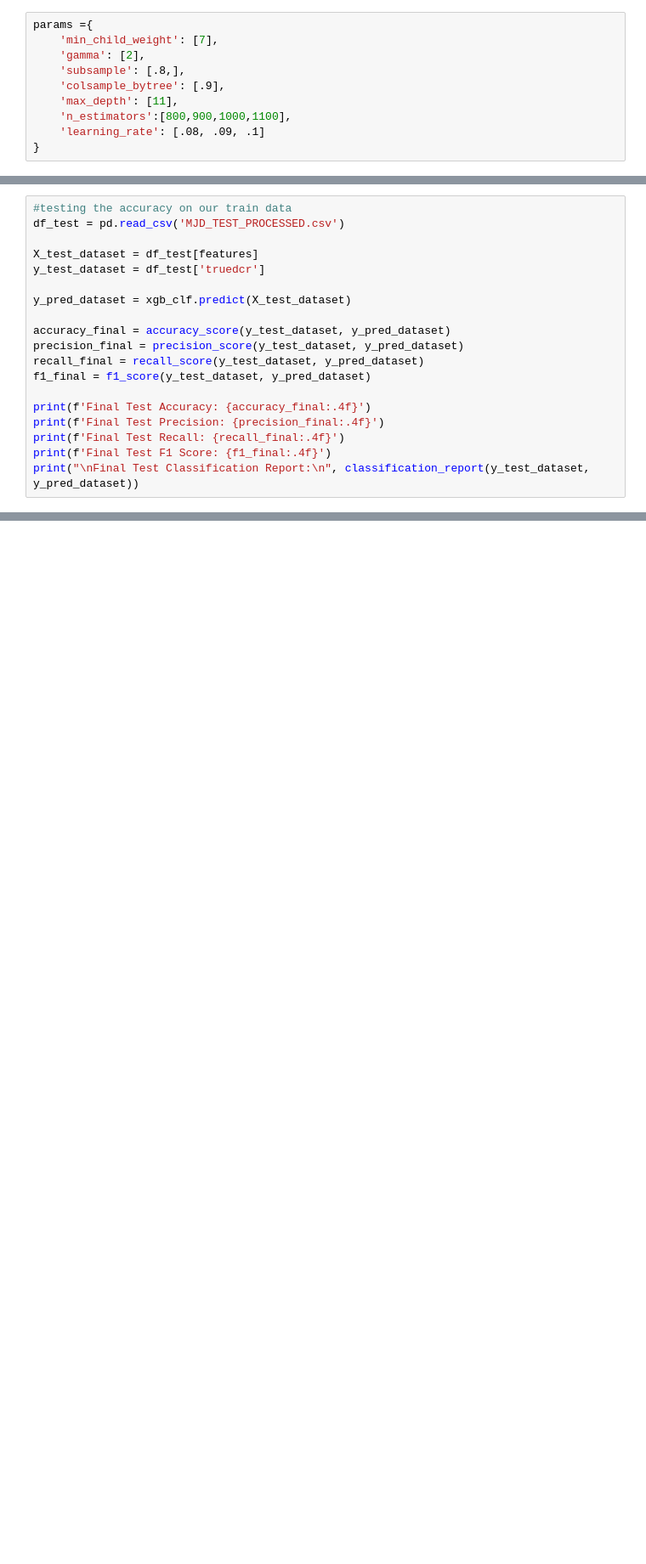
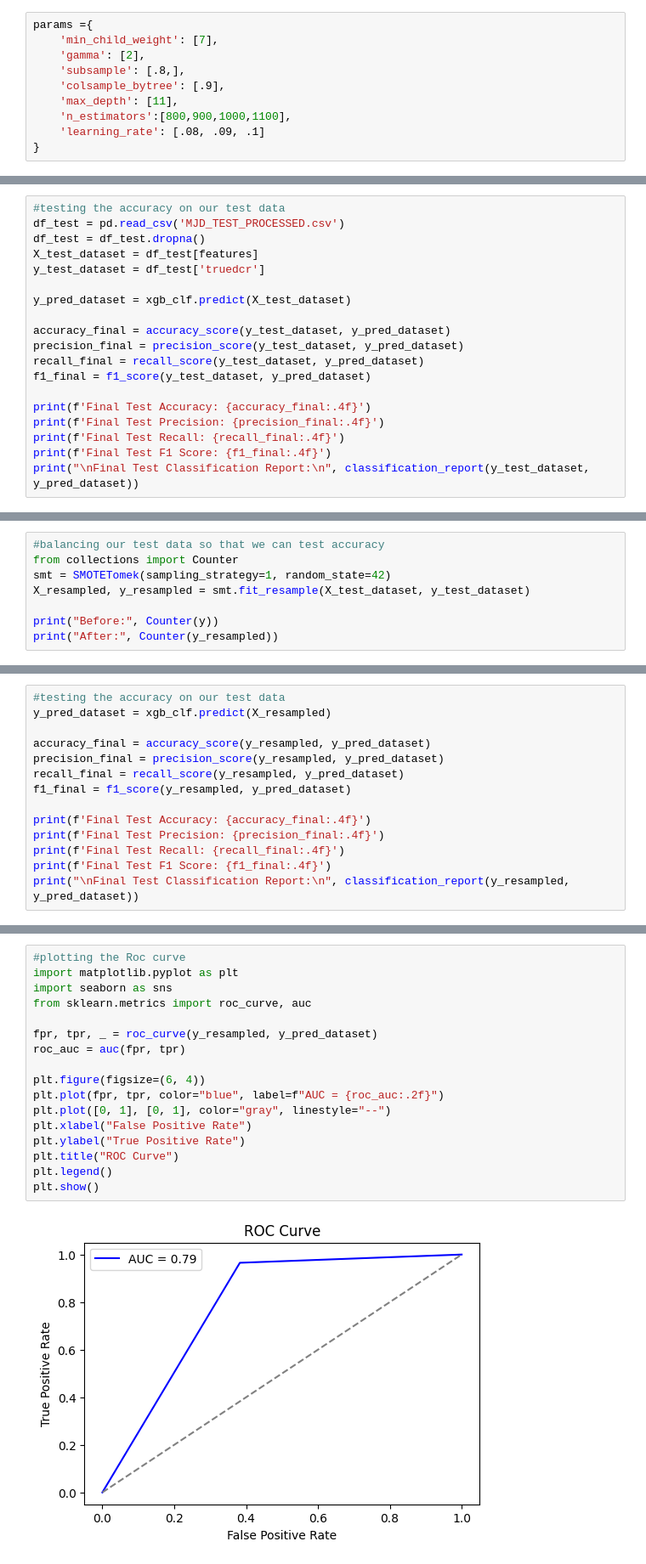
Before and after one commit to matthewsegovia/MajoranaNeutrinoHunt, a Jupyter notebook: XGBoost/XGBoost.ipynb, the cells around one changed output, grey strips where cells are left out. Shown at 85% size. Drawn from its saved outputs; the diff is of its cells as text; blank space fills up the shorter version.

```diff
--- a/XGBoost/XGBoost.ipynb
+++ b/XGBoost/XGBoost.ipynb
@@ -145,7 +141,7 @@ NameError: name 'X_test' is not defined
 # %%
-#testing the accuracy on our train data
+#testing the accuracy on our test data
 df_test = pd.read_csv('MJD_TEST_PROCESSED.csv')
-
+df_test = df_test.dropna()
 X_test_dataset = df_test[features]
 y_test_dataset = df_test['truedcr']
 
@@ -192,0 +175,8 @@ np.sum(df_test['truedcr'] == 0)
+# %%
+#balancing our test data so that we can test accuracy
+from collections import Counter
+smt = SMOTETomek(sampling_strategy=1, random_state=42)
+X_resampled, y_resampled = smt.fit_resample(X_test_dataset, y_test_dataset)
+
+print("Before:", Counter(y))
+print("After:", Counter(y_resampled))
@@ -192,0 +186,14 @@ np.sum(df_test['truedcr'] == 0)
+# %%
+#testing the accuracy on our test data
+y_pred_dataset = xgb_clf.predict(X_resampled)
+
+accuracy_final = accuracy_score(y_resampled, y_pred_dataset)
+precision_final = precision_score(y_resampled, y_pred_dataset)
+recall_final = recall_score(y_resampled, y_pred_dataset)
+f1_final = f1_score(y_resampled, y_pred_dataset)
+
+print(f'Final Test Accuracy: {accuracy_final:.4f}')
+print(f'Final Test Precision: {precision_final:.4f}')
+print(f'Final Test Recall: {recall_final:.4f}')
+print(f'Final Test F1 Score: {f1_final:.4f}')
+print("\nFinal Test Classification Report:\n", classification_report(y_resampled, y_pred_dataset))
@@ -192,0 +215,19 @@ np.sum(df_test['truedcr'] == 0)
+# %%
+#plotting the Roc curve
+import matplotlib.pyplot as plt
+import seaborn as sns
+from sklearn.metrics import roc_curve, auc
+
+fpr, tpr, _ = roc_curve(y_resampled, y_pred_dataset)
+roc_auc = auc(fpr, tpr)
+
+plt.figure(figsize=(6, 4))
+plt.plot(fpr, tpr, color="blue", label=f"AUC = {roc_auc:.2f}")
+plt.plot([0, 1], [0, 1], color="gray", linestyle="--")
+plt.xlabel("False Positive Rate")
+plt.ylabel("True Positive Rate")
+plt.title("ROC Curve")
+plt.legend()
+plt.show()
+# %% [output]
+[figure, added]
```
Also changed, not shown: parts of 22 cells of this notebook.
